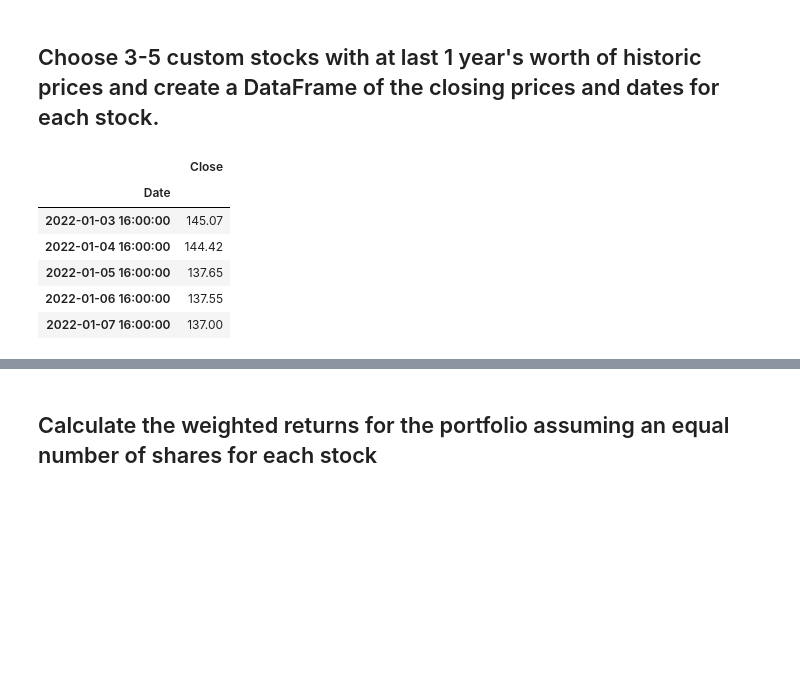
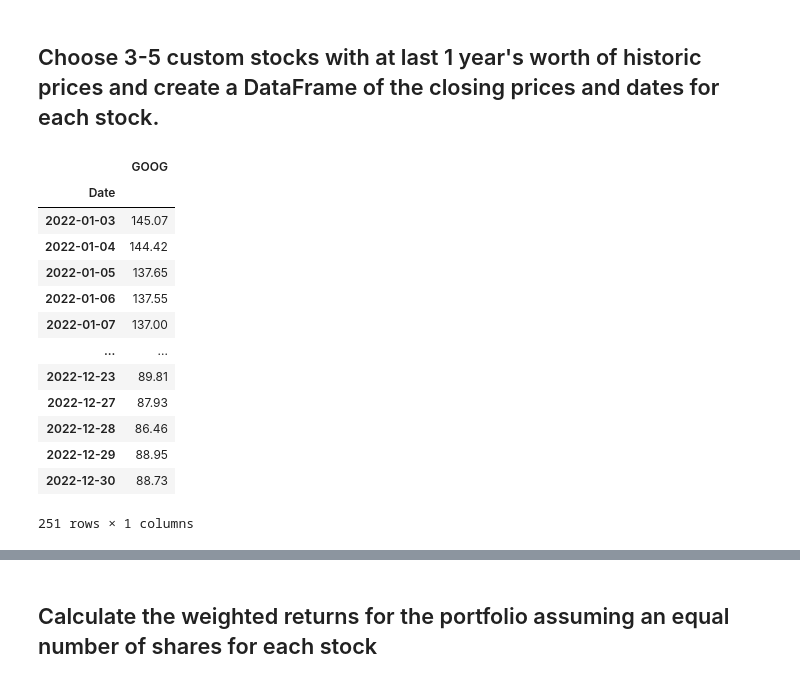
Before and after one commit to AnvithaChaluvadi/Module4Challenge, a Jupyter notebook: whale_analysis.ipynb, the cells around one changed output, grey strips where cells are left out. Saved outputs shown, nothing was run; the diff lists cells and outputs as text; code cells hidden in the pictures; blank space fills up the shorter version.

```diff
--- a/whale_analysis.ipynb
+++ b/whale_analysis.ipynb
@@ -396,18 +399,28 @@ In this section, you will build your own portfolio of stocks, calculate the retu
 # %%
 # Reading data from 1st stock
 goog_csv = Path("../Whale-Analysis_Module4Challenge/Resources/GOOG.csv")
 # Using the file path to read the CSV into a DataFrame
 goog_df = pd.read_csv(goog_csv, index_col='Date', infer_datetime_format=True, parse_dates=True)
 goog_df.sort_index(ascending=True,inplace=True)
 goog_df.head()
+#Renaming column close
+goog_df.rename(columns={'Close': 'GOOG'}, inplace=True)
+goog_df
 # %% [output]
-|  | Close |
+|  | GOOG |
 | Date |  |
-| 2022-01-03 16:00:00 | 145.07 |
-| 2022-01-04 16:00:00 | 144.42 |
-| 2022-01-05 16:00:00 | 137.65 |
-| 2022-01-06 16:00:00 | 137.55 |
-| 2022-01-07 16:00:00 | 137.00 |
+| 2022-01-03 | 145.07 |
+| 2022-01-04 | 144.42 |
+| 2022-01-05 | 137.65 |
+| 2022-01-06 | 137.55 |
+| 2022-01-07 | 137.00 |
+| ... | ... |
+| 2022-12-23 | 89.81 |
+| 2022-12-27 | 87.93 |
+| 2022-12-28 | 86.46 |
+| 2022-12-29 | 88.95 |
+| 2022-12-30 | 88.73 |
+251 rows × 1 columns
 # %%
 # Reading data from 2nd stock
 amzn_csv = Path("../Whale-Analysis_Module4Challenge/Resources/AMZN.csv")
```
Also changed, not shown: parts of 12 cells of this notebook, 5 other files.
